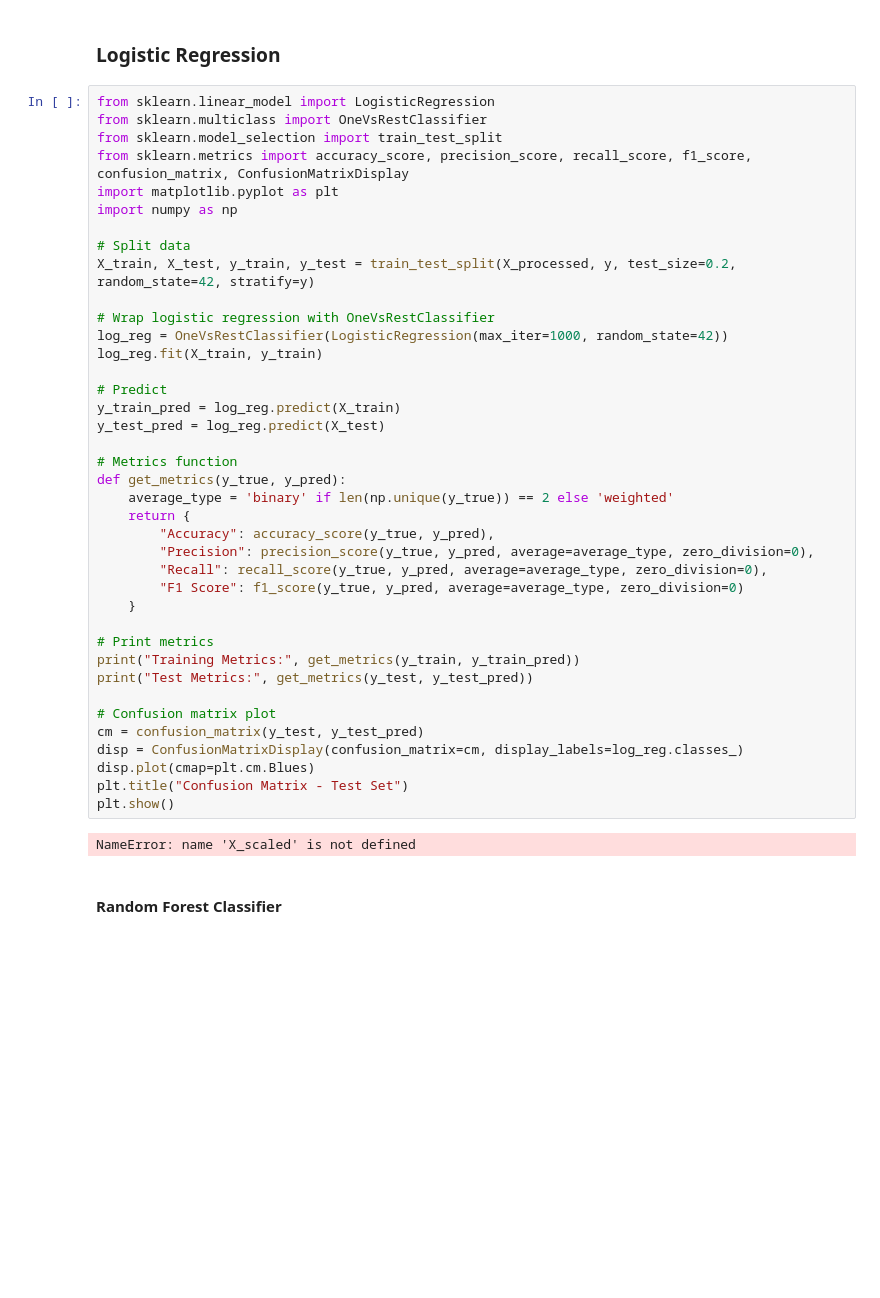
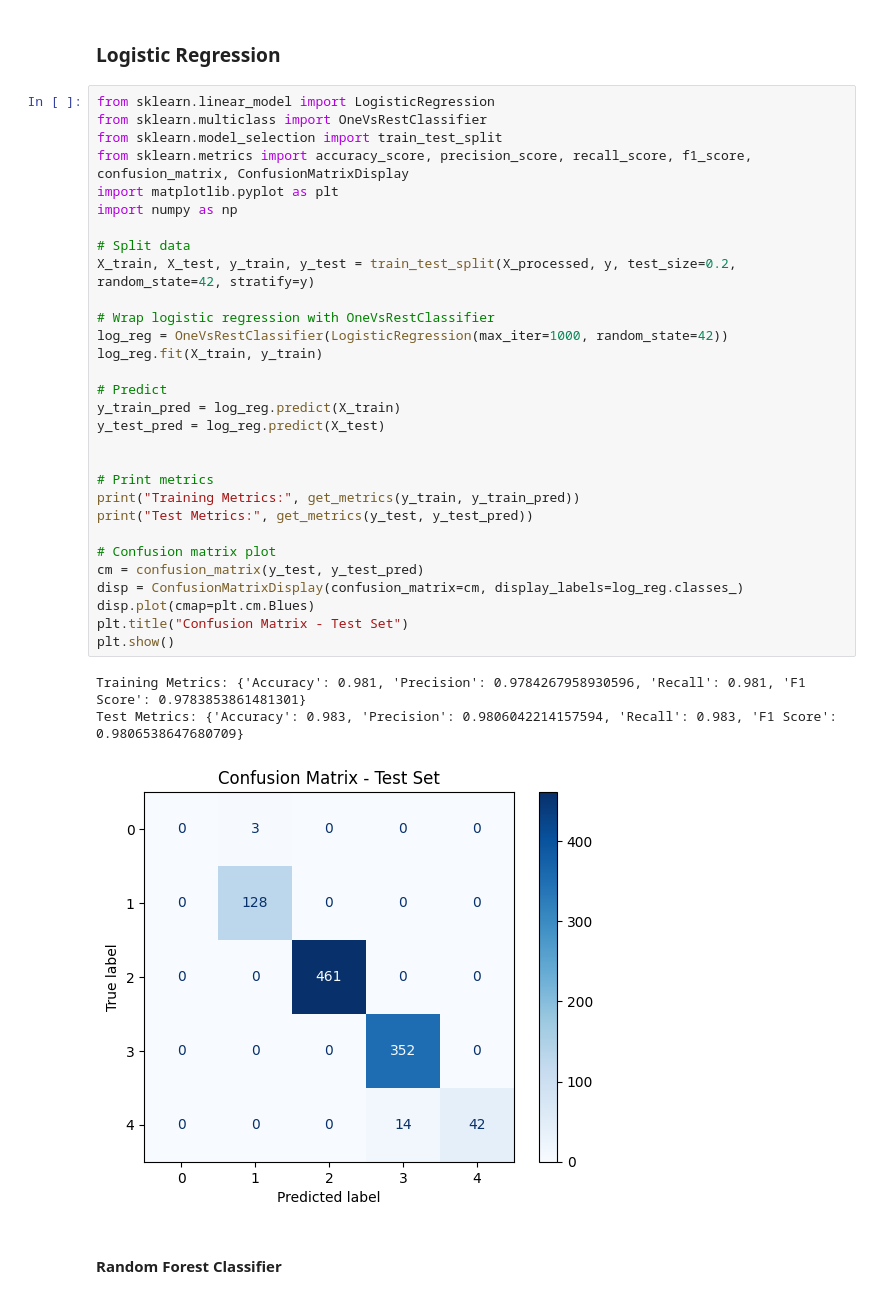
Before and after one commit to mani8072/Data_science_thesis, a Jupyter notebook: coding/machine_learning.ipynb, the cells around one changed output. Drawn from its saved outputs; the diff is of its cells as text; blank space fills up the shorter version.

```diff
--- a/coding/machine_learning.ipynb
+++ b/coding/machine_learning.ipynb
@@ -303,43 +303,36 @@ X_test_df = pd.DataFrame(X_test.toarray() if hasattr(X_test, "toarray") else X_t
 from sklearn.linear_model import LogisticRegression
 from sklearn.multiclass import OneVsRestClassifier
 from sklearn.model_selection import train_test_split
 from sklearn.metrics import accuracy_score, precision_score, recall_score, f1_score, confusion_matrix, ConfusionMatrixDisplay
 import matplotlib.pyplot as plt
 import numpy as np
 
 # Split data
 X_train, X_test, y_train, y_test = train_test_split(X_processed, y, test_size=0.2, random_state=42, stratify=y)
 
 # Wrap logistic regression with OneVsRestClassifier
 log_reg = OneVsRestClassifier(LogisticRegression(max_iter=1000, random_state=42))
 log_reg.fit(X_train, y_train)
 
 # Predict
 y_train_pred = log_reg.predict(X_train)
 y_test_pred = log_reg.predict(X_test)
 
-# Metrics function
-def get_metrics(y_true, y_pred):
-    average_type = 'binary' if len(np.unique(y_true)) == 2 else 'weighted'
-    return {
-        "Accuracy": accuracy_score(y_true, y_pred),
-        "Precision": precision_score(y_true, y_pred, average=average_type, zero_division=0),
-        "Recall": recall_score(y_true, y_pred, average=average_type, zero_division=0),
-        "F1 Score": f1_score(y_true, y_pred, average=average_type, zero_division=0)
-    }
 
 # Print metrics
 print("Training Metrics:", get_metrics(y_train, y_train_pred))
 print("Test Metrics:", get_metrics(y_test, y_test_pred))
 
 # Confusion matrix plot
 cm = confusion_matrix(y_test, y_test_pred)
 disp = ConfusionMatrixDisplay(confusion_matrix=cm, display_labels=log_reg.classes_)
 disp.plot(cmap=plt.cm.Blues)
 plt.title("Confusion Matrix - Test Set")
 plt.show()
 # %% [output]
-NameError: name 'X_scaled' is not defined
+Training Metrics: {'Accuracy': 0.981, 'Precision': 0.9784267958930596, 'Recall': 0.981, 'F1 Score': 0.9783853861481301}
+Test Metrics: {'Accuracy': 0.983, 'Precision': 0.9806042214157594, 'Recall': 0.983, 'F1 Score': 0.9806538647680709}
+[figure, added]
 # %% [markdown]
 #### Random Forest Classifier
 # %%
```
Also changed, not shown: parts of 10 cells of this notebook, 3 other files.
